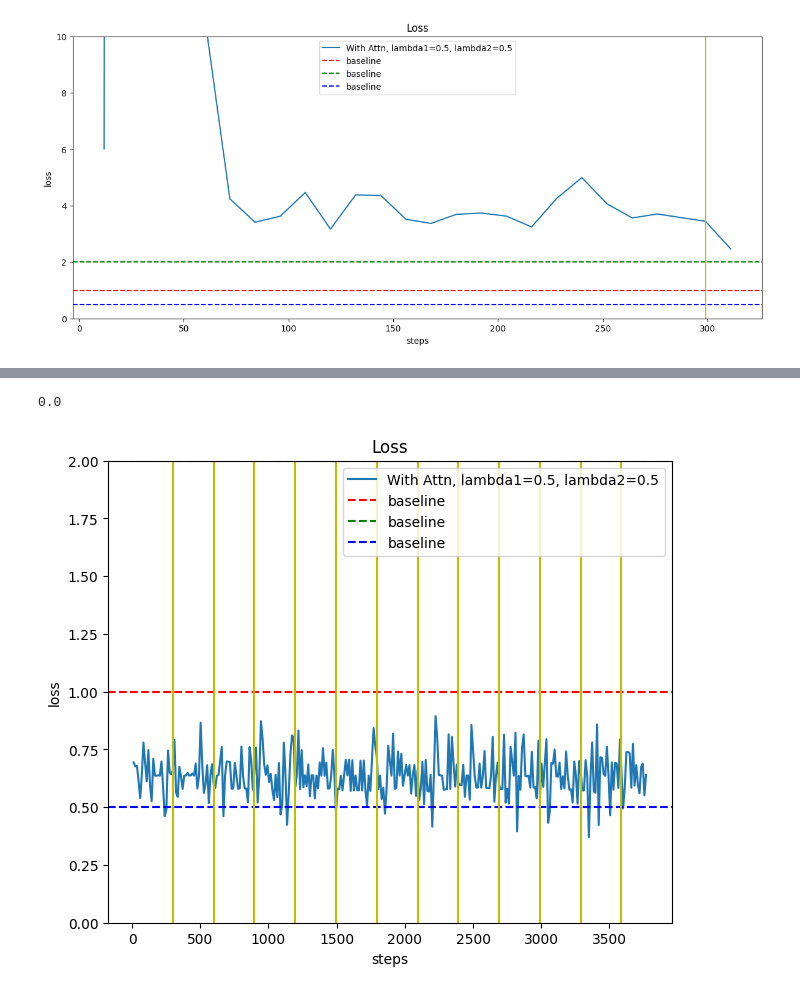
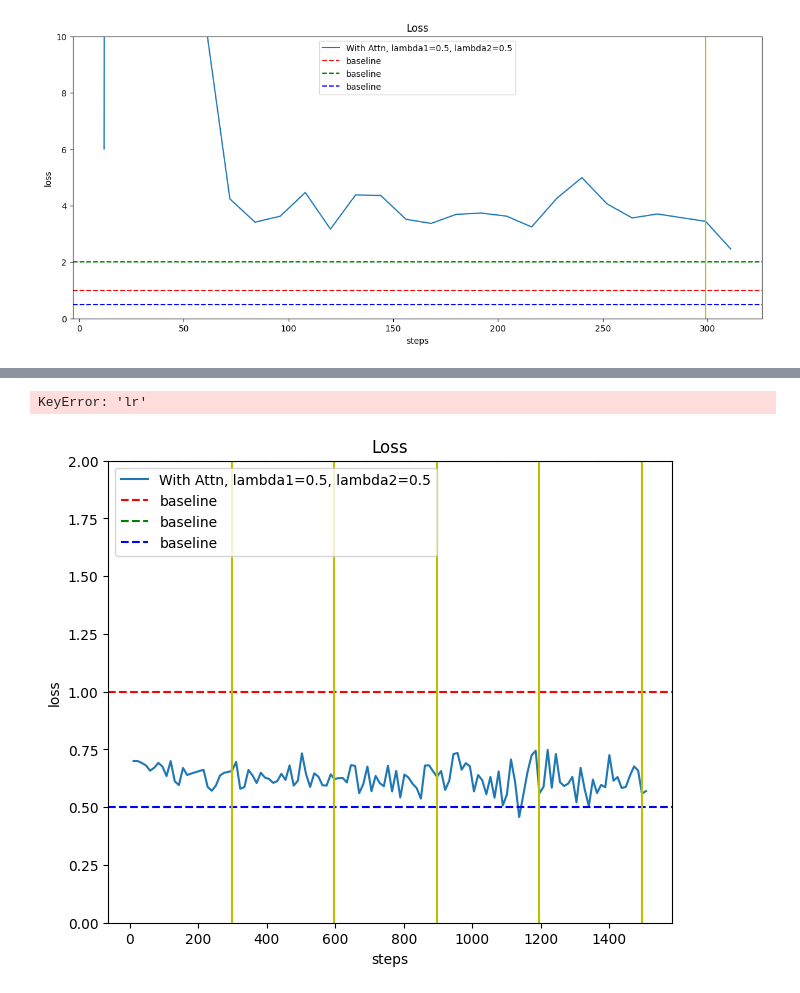
Before and after one commit to kimdj98/onj_, a Jupyter notebook: model2/modules/visualize.ipynb, the cells around one changed output, grey strips where cells are left out. Saved outputs shown, nothing was run; the diff lists cells and outputs as text; code cells hidden in the pictures.

```diff
--- a/model2/modules/visualize.ipynb
+++ b/model2/modules/visualize.ipynb
@@ -617,14 +617,14 @@ import os
 os.chdir("/mnt/aix22301/onj")
 
 # load the log file
-with open("./log/log_time_2024-08-01_10-06-01_lr_0.0003_batch_1_epochs_100_lambda1_0.0_lambda2_1.0_patch3d_(16, 16, 8)_patch2d_(64, 64)_embed_1024_head_8_width2d_1024_width3d_512/log.txt", "r") as f:
+with open("./log/log_time_2024-08-02_15-04-46_lr_1e-06_batch_1_epochs_100_patch3d_(16, 16, 8)_patch2d_(64, 64)_embed_1024_head_8_width2d_1024_width3d_512/log.txt", "r") as f:
     lines = f.readlines()
 
 # parse the individual lines, group by stream (train,val,hella)
 streams = {}
 streams2 = {}
 for line in lines:
-    step, stream, val, stream2, val2 = line.strip().split()
+    step, stream, val, stream2, val2, stream3, val3 = line.strip().split()
     if stream not in streams:
         streams[stream] = {}
         streams2[stream2] = {}
@@ -677,5 +677,5 @@ Min Train Loss: 0.3704
-0.0
+KeyError: 'lr'
-[figure, old version]
+[figure, new version]
 # %%
 # TODO: batch gradient descent
 # TODO: accuracy plot
```
Also changed, not shown: parts of 1 cell of this notebook, 1 other file.
